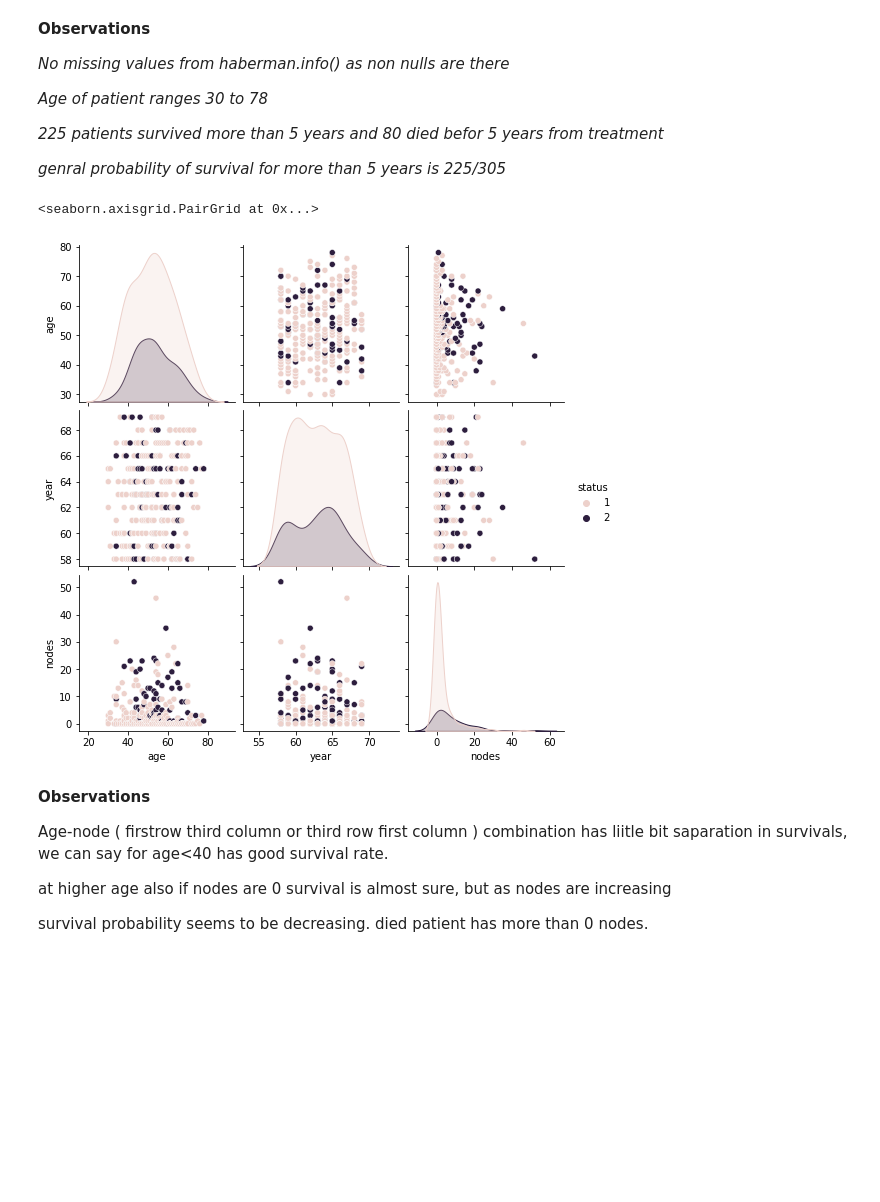
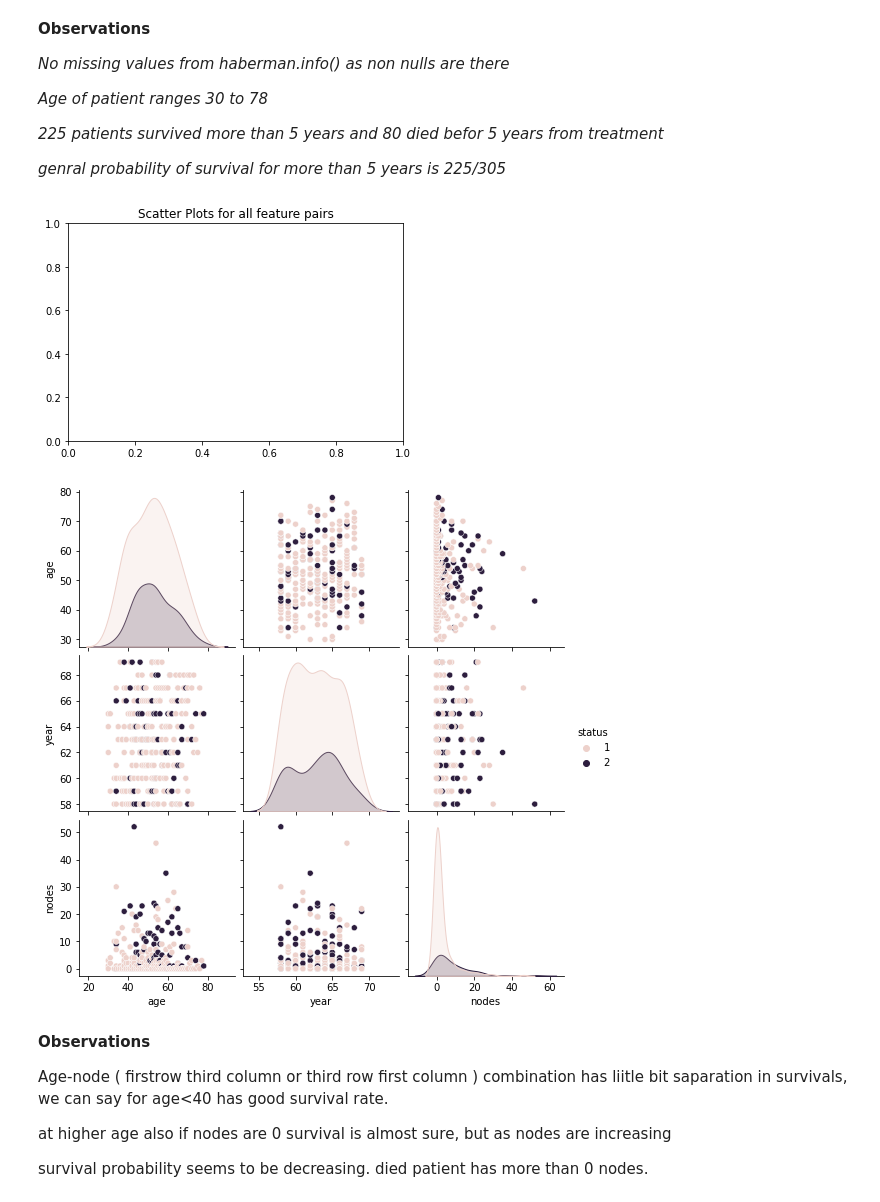
Before and after one commit to gitesh-Pbi/gitesh-Pbi, a Jupyter notebook: haberman-eda-finale.ipynb, the cells around one changed output. Saved outputs shown, nothing was run; the diff lists cells and outputs as text; code cells hidden in the pictures; blank space fills up the shorter version.

Commit message:
Kaggle Notebook | Haberman EDA Finale | Version 13

```diff
--- a/haberman-eda-finale.ipynb
+++ b/haberman-eda-finale.ipynb
@@ -62,11 +62,13 @@ memory usage: 9.7 KB
 *225 patients survived more than 5 years and 80 died befor 5 years from treatment*
 
 *genral probability of survival for more than 5 years is 225/305*
-# %%
-sns.pairplot(haberman,hue='status')
-# %% [output]
-<seaborn.axisgrid.PairGrid at 0x...>
-[figure, removed]
+# %%
+plt.title('Scatter Plots for all feature pairs')
+sns.pairplot(haberman,hue='status')
+plt.show()
+# %% [output]
+[figure, added]
+[figure, added]
 # %% [markdown]
 **Observations**
 
```
Also changed, not shown: parts of 5 cells of this notebook.
